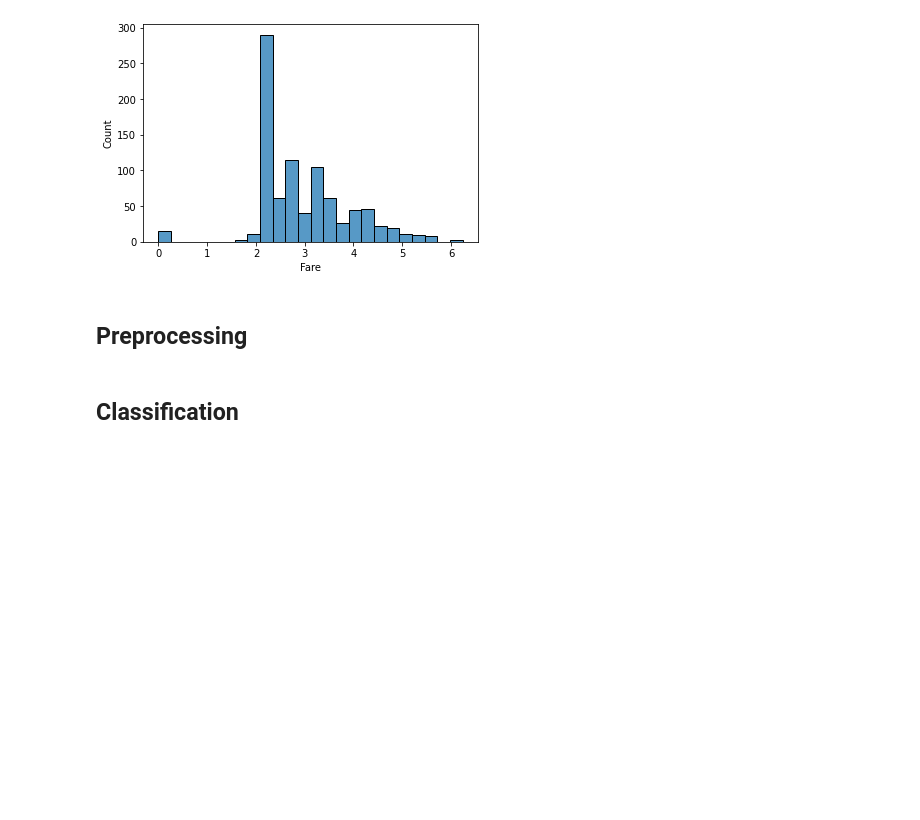
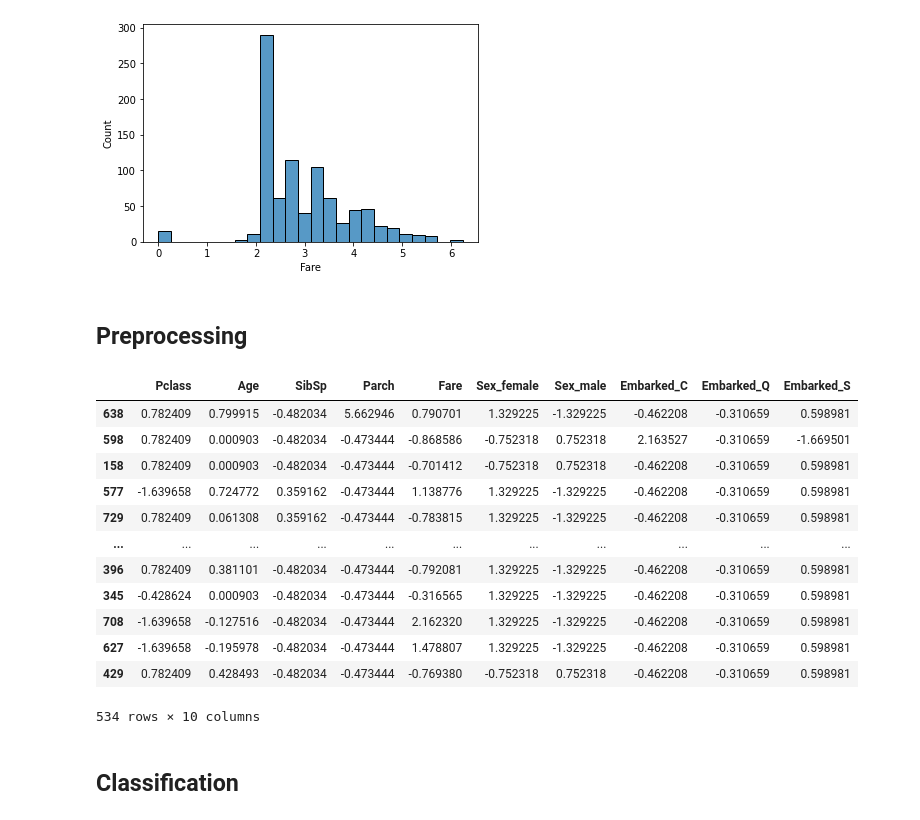
Before and after one commit to veneta13/FMI-ML, a Jupyter notebook: Coursework/models/titanic/titanic.ipynb, the cells around one changed output. Drawn from its saved outputs; the diff is of its cells as text; code cells hidden in the pictures; blank space fills up the shorter version.

```diff
--- a/Coursework/models/titanic/titanic.ipynb
+++ b/Coursework/models/titanic/titanic.ipynb
@@ -241,3 +212,19 @@ def preprocess_inputs(df):
+# %%
+X_train
+# %% [output]
+|  | Pclass | Age | SibSp | Parch | Fare | Sex_female | Sex_male | Embarked_C | Embarked_Q | Embarked_S |
+| 638 | 0.782409 | 0.799915 | -0.482034 | 5.662946 | 0.790701 | 1.329225 | -1.329225 | -0.462208 | -0.310659 | 0.598981 |
+| 598 | 0.782409 | 0.000903 | -0.482034 | -0.473444 | -0.868586 | -0.752318 | 0.752318 | 2.163527 | -0.310659 | -1.669501 |
+| 158 | 0.782409 | 0.000903 | -0.482034 | -0.473444 | -0.701412 | -0.752318 | 0.752318 | -0.462208 | -0.310659 | 0.598981 |
+| 577 | -1.639658 | 0.724772 | 0.359162 | -0.473444 | 1.138776 | 1.329225 | -1.329225 | -0.462208 | -0.310659 | 0.598981 |
+| 729 | 0.782409 | 0.061308 | 0.359162 | -0.473444 | -0.783815 | 1.329225 | -1.329225 | -0.462208 | -0.310659 | 0.598981 |
+| ... | ... | ... | ... | ... | ... | ... | ... | ... | ... | ... |
+| 396 | 0.782409 | 0.381101 | -0.482034 | -0.473444 | -0.792081 | 1.329225 | -1.329225 | -0.462208 | -0.310659 | 0.598981 |
+| 345 | -0.428624 | 0.000903 | -0.482034 | -0.473444 | -0.316565 | 1.329225 | -1.329225 | -0.462208 | -0.310659 | 0.598981 |
+| 708 | -1.639658 | -0.127516 | -0.482034 | -0.473444 | 2.162320 | 1.329225 | -1.329225 | -0.462208 | -0.310659 | 0.598981 |
+| 627 | -1.639658 | -0.195978 | -0.482034 | -0.473444 | 1.478807 | 1.329225 | -1.329225 | -0.462208 | -0.310659 | 0.598981 |
+| 429 | 0.782409 | 0.428493 | -0.482034 | -0.473444 | -0.769380 | -0.752318 | 0.752318 | -0.462208 | -0.310659 | 0.598981 |
+534 rows × 10 columns
 # %% [markdown]
 ## Classification
 # %% [markdown]
```
Also changed, not shown: parts of 25 cells of this notebook, 2 other files.
